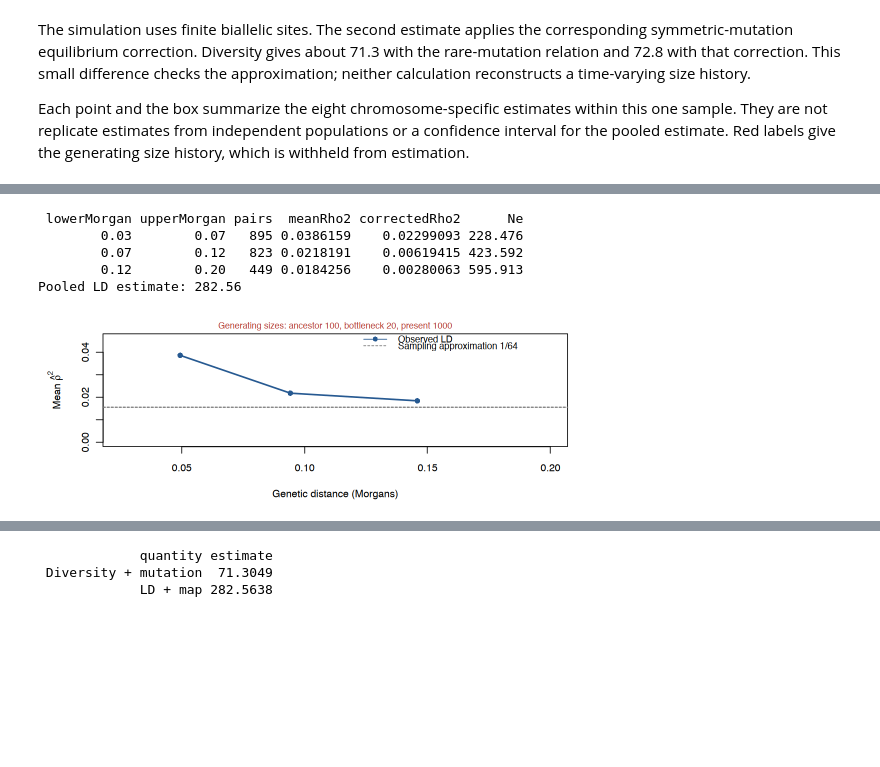
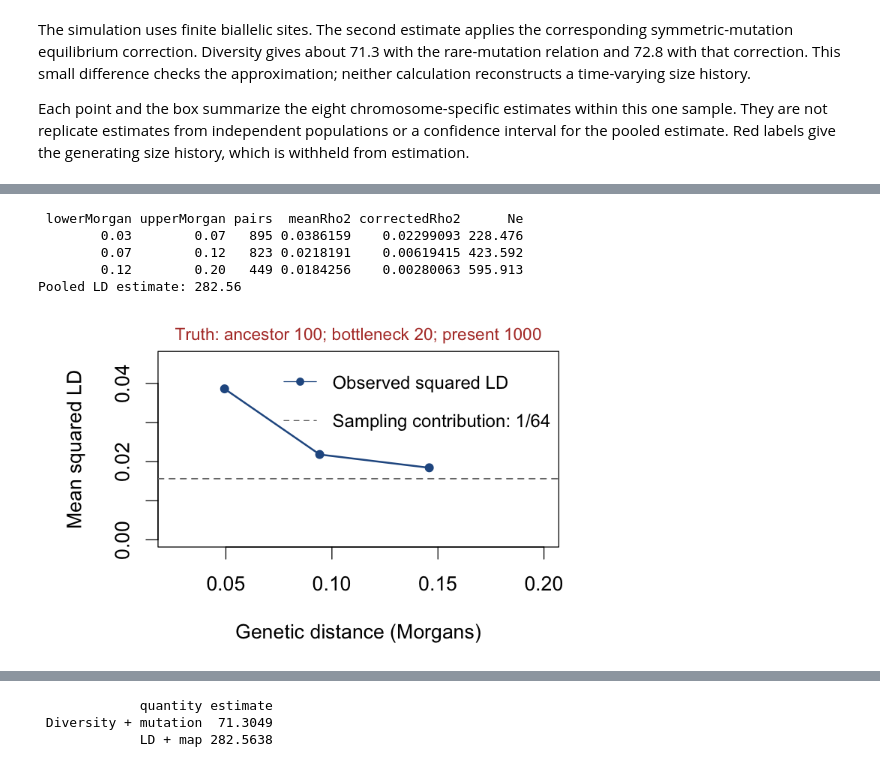
Before and after one commit to StatFunGen/hpgR, a Jupyter notebook: notebooks/P8149_Lecture_9_Effective_Size_and_History.ipynb, the cells around one changed output, grey strips where cells are left out. Drawn from its saved outputs; the diff is of its cells as text; code cells hidden in the pictures; blank space fills up the shorter version.

```diff
--- a/notebooks/P8149_Lecture_9_Effective_Size_and_History.ipynb
+++ b/notebooks/P8149_Lecture_9_Effective_Size_and_History.ipynb
@@ -1535,36 +1548,36 @@ same sampling design when calibrating predictions.
 ld_haplotypes <- observed$haplotypes[
     seq(1L, nrow(observed$haplotypes), 2L), , drop = FALSE]
 ld_fit <- estimateLdSize(ld_haplotypes,
     geneticPositions = observed$markers$genetic_position,
     chromosome = observed$markers$chromosome,
     distanceBreaks = population_design$ld_distance_breaks,
     maxPairs = 500000L, seed = 101L)
 print(ld_fit$bins[c("lowerMorgan", "upperMorgan", "pairs", "meanRho2",
                    "correctedRho2", "Ne")], row.names = FALSE, digits = 6)
 cat("Pooled LD estimate:", round(ld_fit$Ne, 2), "\n")
 
 drawFigure("population_ld_estimates", function() {
     bins <- ld_fit$bins
     par(mar = c(4.5, 5, 1.6, .8), bg = "white")
     plot(bins$meanDistance, bins$meanRho2, type = "o", pch = 16,
          col = blue, lwd = 2, xlim = c(.025, .2),
          ylim = c(0, max(bins$meanRho2) * 1.2),
          xlab = "Genetic distance (Morgans)",
-         ylab = expression("Mean " * hat(rho)^2))
+         ylab = "Mean squared LD")
     abline(h = ld_fit$samplingCorrection, lty = 2, col = gray, lwd = 1.5)
-    legend("topright", c("Observed LD", "Sampling approximation 1/64"),
+    legend("topright", c("Observed squared LD", "Sampling contribution: 1/64"),
            col = c(blue, gray), lty = c(1, 2), pch = c(16, NA),
            bty = "n", cex = .9, y.intersp = 1.8)
-    mtext(sprintf("Generating sizes: ancestor %d, bottleneck %d, present %d",
+    mtext(sprintf("Truth: ancestor %d; bottleneck %d; present %d",
         population_design$ancestral_size,
         candidate_designs$recent_founding$small, population_design$present_size),
           side = 3, line = .3, col = truth_color, cex = .85)
-}, height = 3.2)
+}, width = 6, height = 3.8, pointsize = 16)
 # %% [output]
  lowerMorgan upperMorgan pairs  meanRho2 correctedRho2      Ne
         0.03        0.07   895 0.0386159    0.02299093 228.476
         0.07        0.12   823 0.0218191    0.00619415 423.592
         0.12        0.20   449 0.0184256    0.00280063 595.913
 Pooled LD estimate: 282.56
-[figure, old version]
+[figure, new version]
 # %% [markdown]
```
Also changed, not shown: parts of 5 cells of this notebook, 24 other files.
